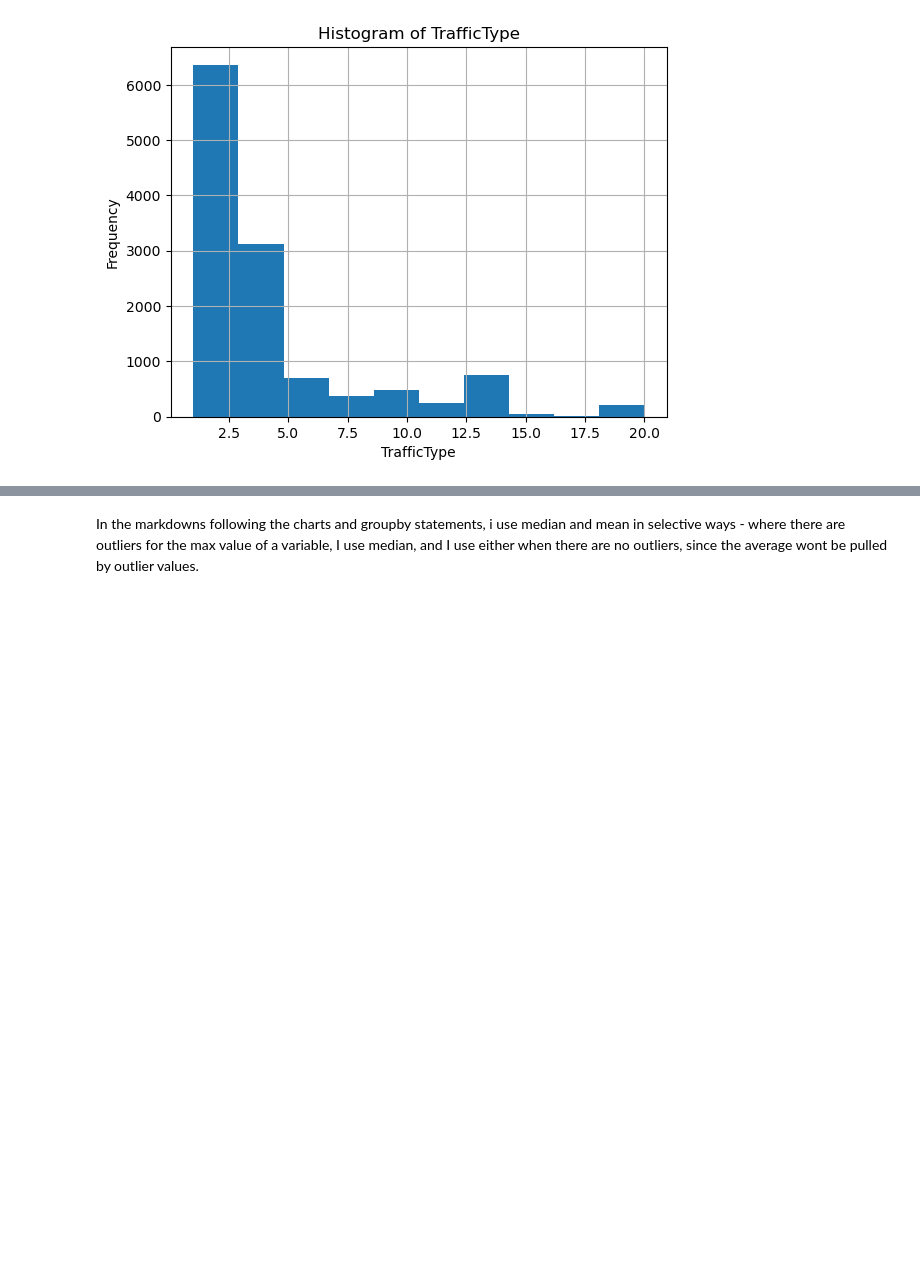
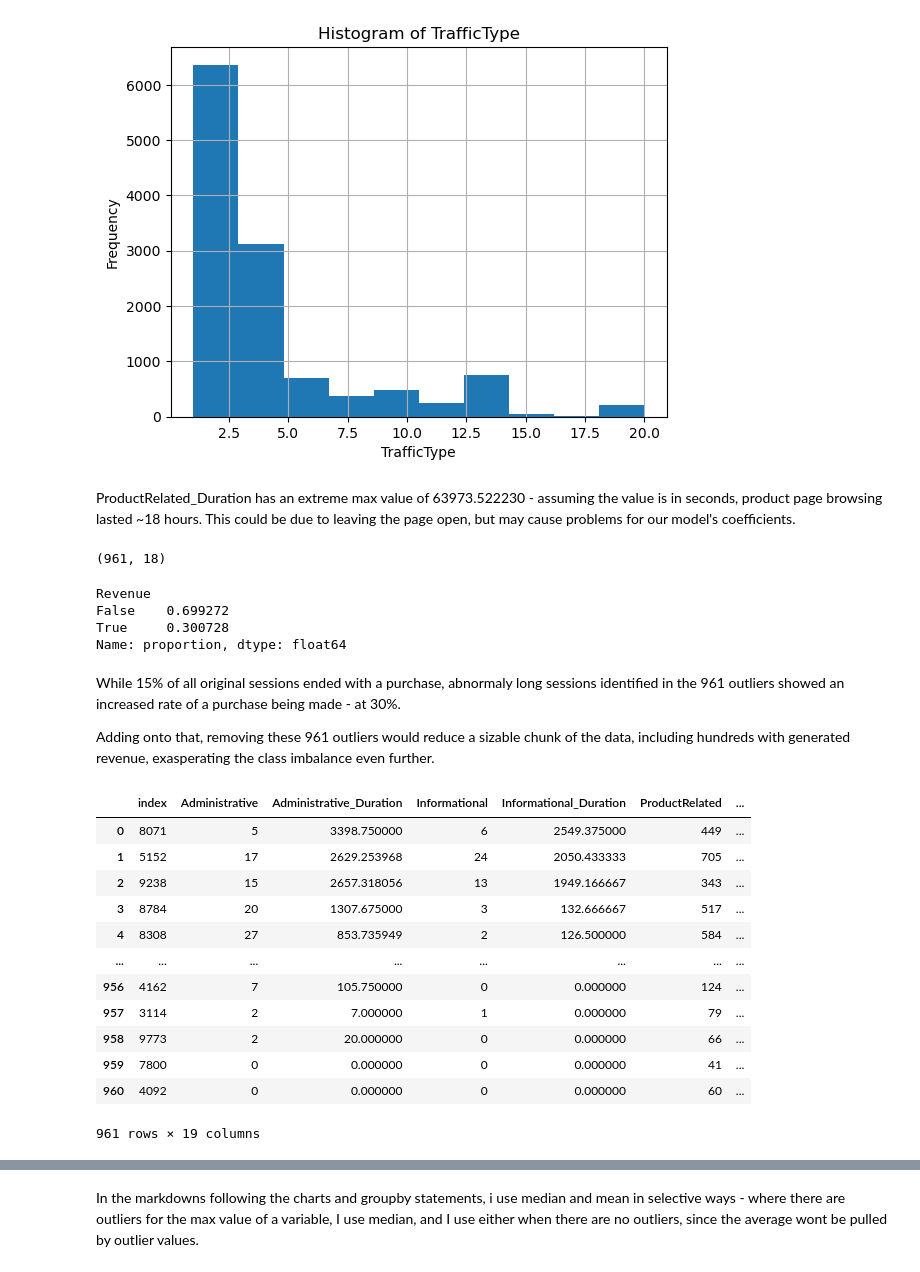
Before and after one commit to AnnaMalaschenko/Ecommerce-Shopper-Behavior, a Jupyter notebook: notebooks/anna_eda.ipynb, the cells around one changed output, grey strips where cells are left out. Saved outputs shown, nothing was run; the diff lists cells and outputs as text; code cells hidden in the pictures; blank space fills up the shorter version.

```diff
--- a/notebooks/anna_eda.ipynb
+++ b/notebooks/anna_eda.ipynb
@@ -156,3 +232,48 @@ for c in df:
 [figure]
 [figure]
 [figure]
+# %% [markdown]
+ProductRelated_Duration has an extreme max value of 63973.522230 - assuming the value is in seconds, product page browsing lasted ~18 hours. This could be due to leaving the page open, but may cause problems for our model's coefficients.
+# %%
+# Check all outliers for ProductRelated_Duration
+q1 = df['ProductRelated_Duration'].quantile(0.25)
+q3 = df['ProductRelated_Duration'].quantile(0.75)
+IQR = q3 - q1
+
+lower_boundary = q1 - 1.5 * IQR
+upper_boundary = q3 + 1.5 * IQR
+
+outliers = df[(df['ProductRelated_Duration'] < lower_boundary) | (df['ProductRelated_Duration'] > upper_boundary)]
+outliers.shape
+# %% [output]
+(961, 18)
+# %%
+# Check how many of these sessions led to a purchase
+outliers['Revenue'].value_counts(normalize=True)
+# %% [output]
+Revenue
+False    0.699272
+True     0.300728
+Name: proportion, dtype: float64
+# %% [markdown]
+While 15% of all original sessions ended with a purchase, abnormaly long sessions identified in the 961 outliers showed an increased rate of a purchase being made - at 30%.
+
+Adding onto that, removing these 961 outliers would reduce a sizable chunk of the data, including hundreds with generated revenue, exasperating the class imbalance even further.
+# %%
+# Investigate the highest duration outliers
+outliers = outliers.sort_values('ProductRelated_Duration', ascending=False).reset_index()
+outliers
+# %% [output]
+|  | index | Administrative | Administrative_Duration | Informational | Informational_Duration | ProductRelated | ... |
+| 0 | 8071 | 5 | 3398.750000 | 6 | 2549.375000 | 449 | ... |
+| 1 | 5152 | 17 | 2629.253968 | 24 | 2050.433333 | 705 | ... |
+| 2 | 9238 | 15 | 2657.318056 | 13 | 1949.166667 | 343 | ... |
+| 3 | 8784 | 20 | 1307.675000 | 3 | 132.666667 | 517 | ... |
+| 4 | 8308 | 27 | 853.735949 | 2 | 126.500000 | 584 | ... |
+| ... | ... | ... | ... | ... | ... | ... | ... |
+| 956 | 4162 | 7 | 105.750000 | 0 | 0.000000 | 124 | ... |
+| 957 | 3114 | 2 | 7.000000 | 1 | 0.000000 | 79 | ... |
+| 958 | 9773 | 2 | 20.000000 | 0 | 0.000000 | 66 | ... |
+| 959 | 7800 | 0 | 0.000000 | 0 | 0.000000 | 41 | ... |
+| 960 | 4092 | 0 | 0.000000 | 0 | 0.000000 | 60 | ... |
+961 rows × 19 columns
```
Also changed, not shown: parts of 64 cells of this notebook, 2 other files.
